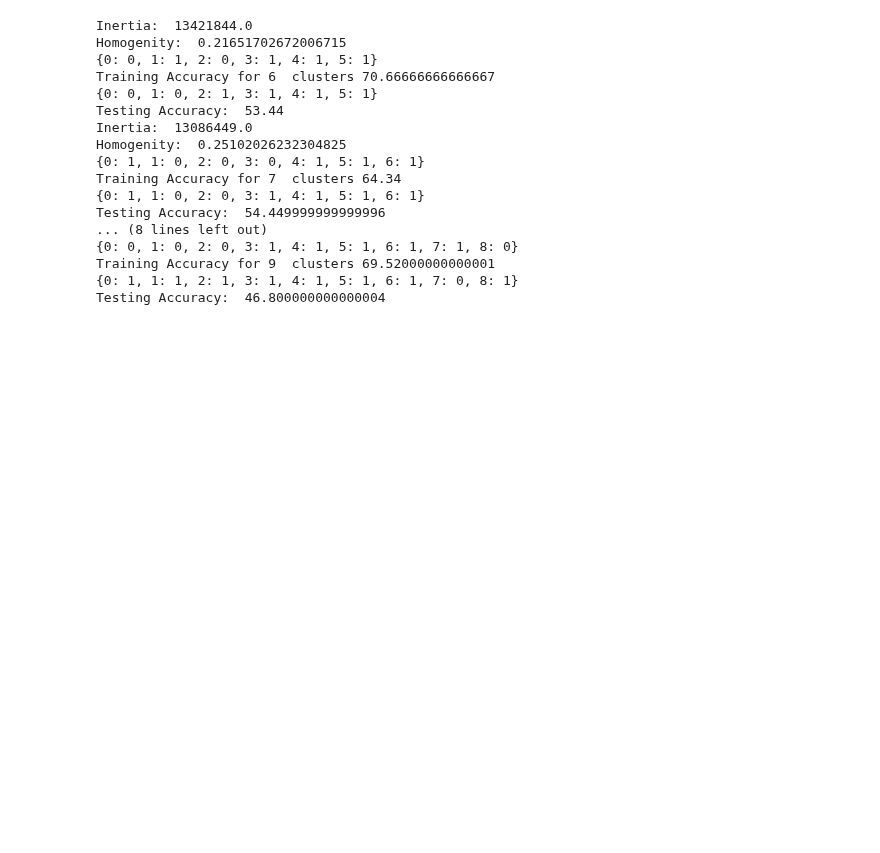
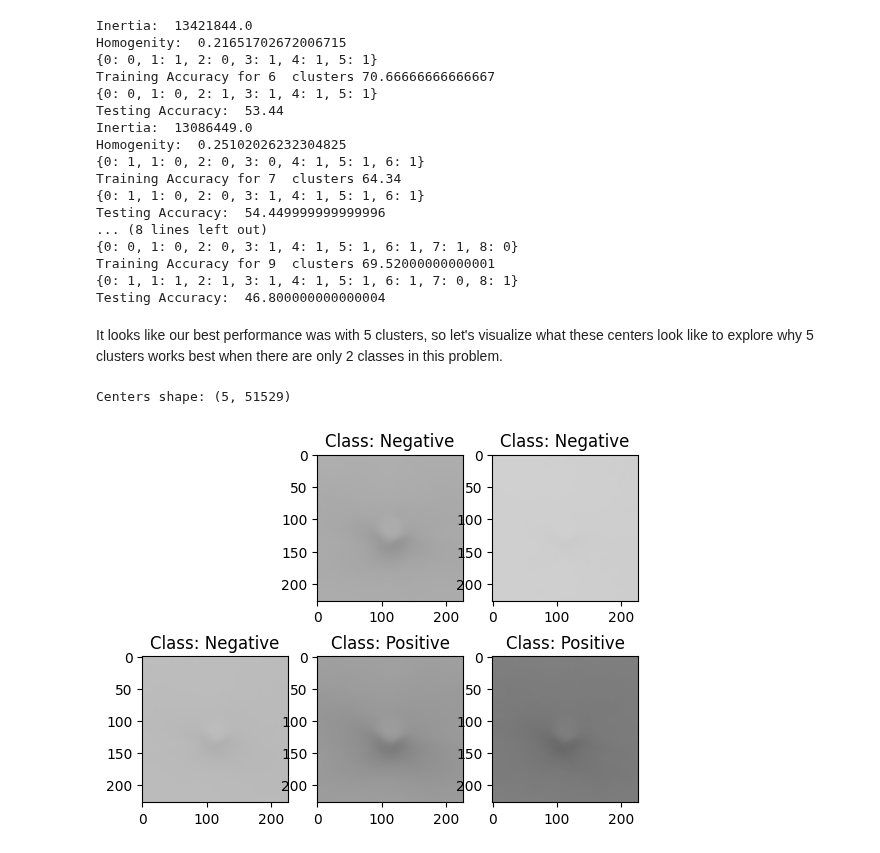
Before and after one commit to graterollin/PRML, a Jupyter notebook: final_project/KMeans.ipynb, the cells around one changed output. Cells and saved outputs as stored; diff of their text form; code cells hidden in the pictures; blank space fills up the shorter version.

Commit message:
Some data visualization work

```diff
--- a/final_project/KMeans.ipynb
+++ b/final_project/KMeans.ipynb
@@ -150,4 +148,34 @@ def extractLabelInfo(predict, label):
         reference_labels.update({i:cluster_label})
 
     return reference_labels
+# %%
+def computeAccuracy(prediction, label):
+    reference_labels = extractLabelInfo(prediction, label)
+    print(reference_labels)
+
+    number_labels = []
+    for i in range(len(prediction)):
+        number_labels.append(reference_labels[prediction[i]])
+
+    accuracy = accuracy_score(number_labels, label)*100
+
+    return accuracy
+
+def model_metrics(model, label):
+    print("Inertia: ", model.inertia_)
+    print("Homogenity: ", metrics.homogeneity_score(label, model.labels_))
+
+def visualizeCenters(class_values, centers):
+    for i in range(len(centers)):
+        plt.subplot(2,3,i+2)
+        if (class_values[i] == 0):
+            string_label = "Negative"
+        else:
+            string_label = "Positive"
+
+        plt.title('Class: {}'.format(string_label))
+        back_to_color = cv2.cvtColor(centers[i], cv2.COLOR_GRAY2BGR)
+        image = np.asarray(back_to_color)
+        #plt.imshow(centers[i].astype('uint8'))
+        plt.imshow((image).astype('uint8'))
 # %%
@@ -241,3 +240,22 @@ Testing Accuracy:  54.449999999999996
 Training Accuracy for 9  clusters 69.52000000000001
 {0: 1, 1: 1, 2: 1, 3: 1, 4: 1, 5: 1, 6: 1, 7: 0, 8: 1}
 Testing Accuracy:  46.800000000000004
+# %% [markdown]
+It looks like our best performance was with 5 clusters, so let's visualize what these centers look like to explore why 5 clusters works best when there are only 2 classes in this problem.
+# %%
+# Let's run kmeans for 5 clusters once again:
+kmeans = KMeans(n_clusters=5).fit(x_train)
+class_values = extractLabelInfo(kmeans.labels_, k_means_y_train)
+centers = kmeans.cluster_centers_
+print("Centers shape:", np.array(centers).shape)
+# Undo the normalization
+centers = centers * 255
+# %% [output]
+Centers shape: (5, 51529)
+# %%
+# Convert the images back to their original shapes for visualization
+centers = centers.reshape(5,227,227)
+
+visualizeCenters(class_values, centers)
+# %% [output]
+[figure, added]
```
Also changed, not shown: parts of 5 cells of this notebook.
